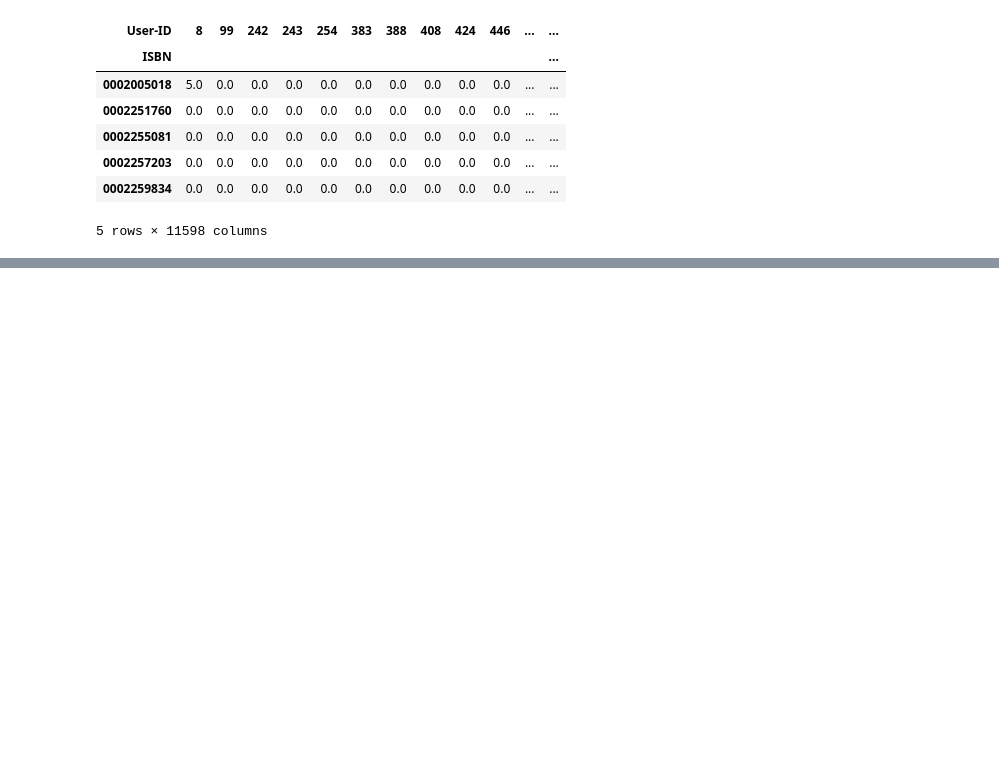
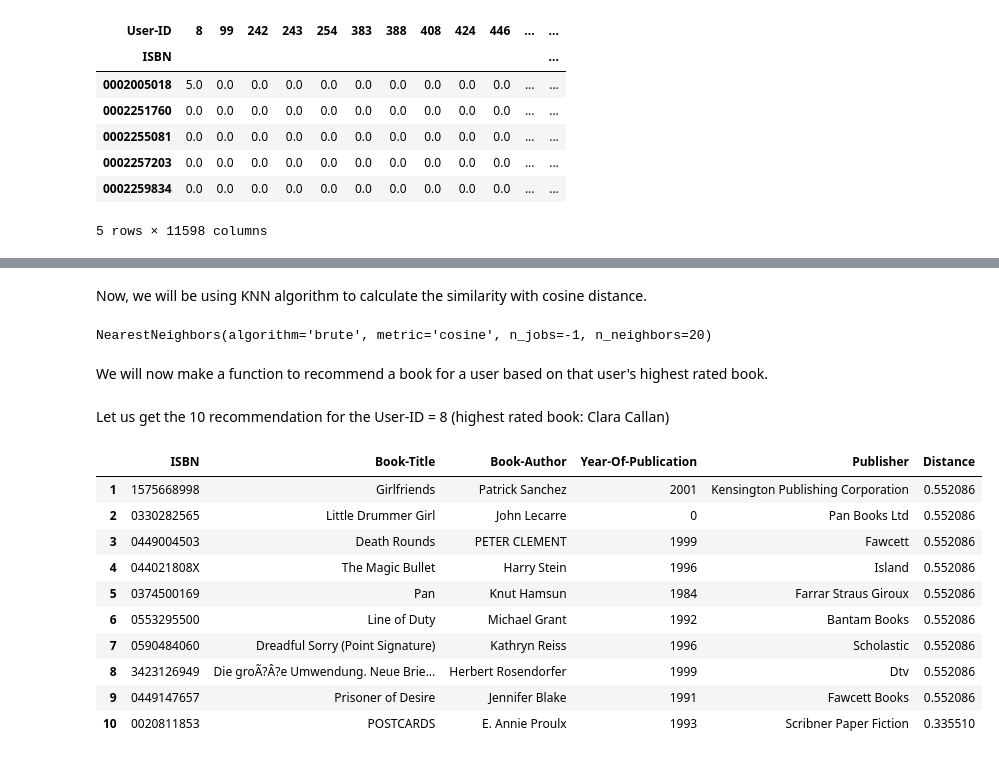
Before and after one commit to Navneet-Nicer/Book-Recommendation-System, a Jupyter notebook: Unsupervised_ML_Book_Recommendation_System3.ipynb, the cells around one changed output, grey strips where cells are left out. Cells and saved outputs as stored; diff of their text form; code cells hidden in the pictures; blank space fills up the shorter version.

```diff
--- a/Unsupervised_ML_Book_Recommendation_System3.ipynb
+++ b/Unsupervised_ML_Book_Recommendation_System3.ipynb
@@ -451,0 +465,56 @@ final_dataset.head()
+# %%
+final_dataset_csr = sparse.csr_matrix(final_dataset)
+final_dataset.reset_index(inplace=True)
+# %% [markdown]
+Now, we will be using KNN algorithm to calculate the similarity with cosine distance.
+# %%
+knn = NearestNeighbors(metric='cosine', algorithm='brute', n_neighbors=20, n_jobs=-1)
+knn.fit(final_dataset_csr)
+# %% [output]
+NearestNeighbors(algorithm='brute', metric='cosine', n_jobs=-1, n_neighbors=20)
+# %% [markdown]
+We will now make a function to recommend a book for a user based on that user's highest rated book.
+# %%
+def get_book_recommendation(ISBN, n_recommend):
+    n_books_to_reccomend = n_recommend
+    book_list = df_books[df_books['ISBN']== ISBN]
+    if len(book_list):
+        book_idx= book_list.iloc[0]['ISBN']
+        book_idx = final_dataset[final_dataset['ISBN'] == book_idx].index[0]
+        distances , indices = knn.kneighbors(final_dataset_csr[book_idx],n_neighbors=n_books_to_reccomend+1)
+        rec_book_indices = sorted(list(zip(indices.squeeze().tolist(),distances.squeeze().tolist())),key=lambda x: x[1])[:0:-1]
+        recommend_frame = []
+        for val in rec_book_indices:
+            book_idx = final_dataset.iloc[val[0]]['ISBN']
+            idx = df_books[df_books['ISBN'] == book_idx].index
+            recommend_frame.append({'ISBN':df_books.iloc[idx]['ISBN'].values[0],
+                                    'Book-Title':df_books.iloc[idx]['Book-Title'].values[0],
+                                    'Book-Author':df_books.iloc[idx]['Book-Author'].values[0],
+                                    'Year-Of-Publication':df_books.iloc[idx]['Year-Of-Publication'].values[0],
+                                    'Publisher':df_books.iloc[idx]['Publisher'].values[0],
+                                    'Distance':val[1]})
+        df = pd.DataFrame(recommend_frame,index=range(1,n_books_to_reccomend+1))
+        return df
+    else:
+        return "Book not found. Re-check the ISBN"
+def recommend_book(userID, n_recommend = 10):
+    ISBN = df_rating.loc[df_rating[df_rating['User-ID'] == userID]['Book-Rating'].idxmax()]['ISBN']
+    recommendation = get_book_recommendation(ISBN, n_recommend)
+
+    return recommendation
+# %% [markdown]
+Let us get the 10 recommendation for the User-ID = 8 (highest rated book: Clara Callan)
+# %%
+recommend_book(8, n_recommend = 10)
+# %% [output]
+|  | ISBN | Book-Title | Book-Author | Year-Of-Publication | Publisher | Distance |
+| 1 | 1575668998 | Girlfriends | Patrick Sanchez | 2001 | Kensington Publishing Corporation | 0.552086 |
+| 2 | 0330282565 | Little Drummer Girl | John Lecarre | 0 | Pan Books Ltd | 0.552086 |
+| 3 | 0449004503 | Death Rounds | PETER CLEMENT | 1999 | Fawcett | 0.552086 |
+| 4 | 044021808X | The Magic Bullet | Harry Stein | 1996 | Island | 0.552086 |
+| 5 | 0374500169 | Pan | Knut Hamsun | 1984 | Farrar Straus Giroux | 0.552086 |
+| 6 | 0553295500 | Line of Duty | Michael Grant | 1992 | Bantam Books | 0.552086 |
+| 7 | 0590484060 | Dreadful Sorry (Point Signature) | Kathryn Reiss | 1996 | Scholastic | 0.552086 |
+| 8 | 3423126949 | Die groÃ?Â?e Umwendung. Neue Brie... | Herbert Rosendorfer | 1999 | Dtv | 0.552086 |
+| 9 | 0449147657 | Prisoner of Desire | Jennifer Blake | 1991 | Fawcett Books | 0.552086 |
+| 10 | 0020811853 | POSTCARDS | E. Annie Proulx | 1993 | Scribner Paper Fiction | 0.335510 |
```
Also changed, not shown: parts of 6 cells of this notebook.
